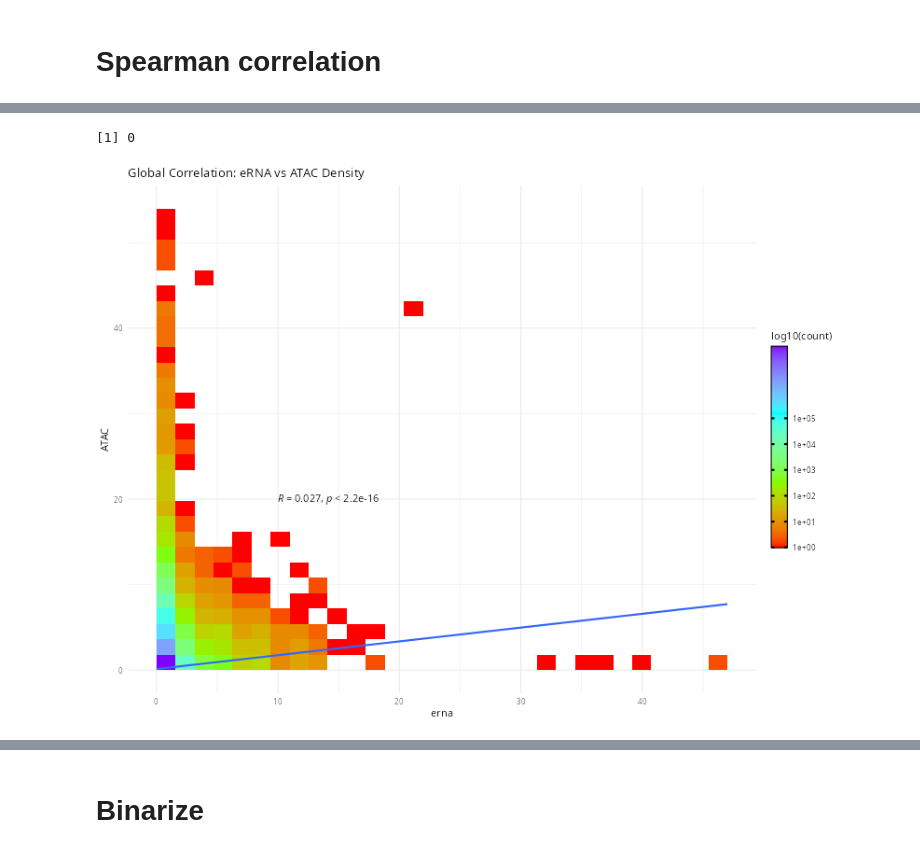
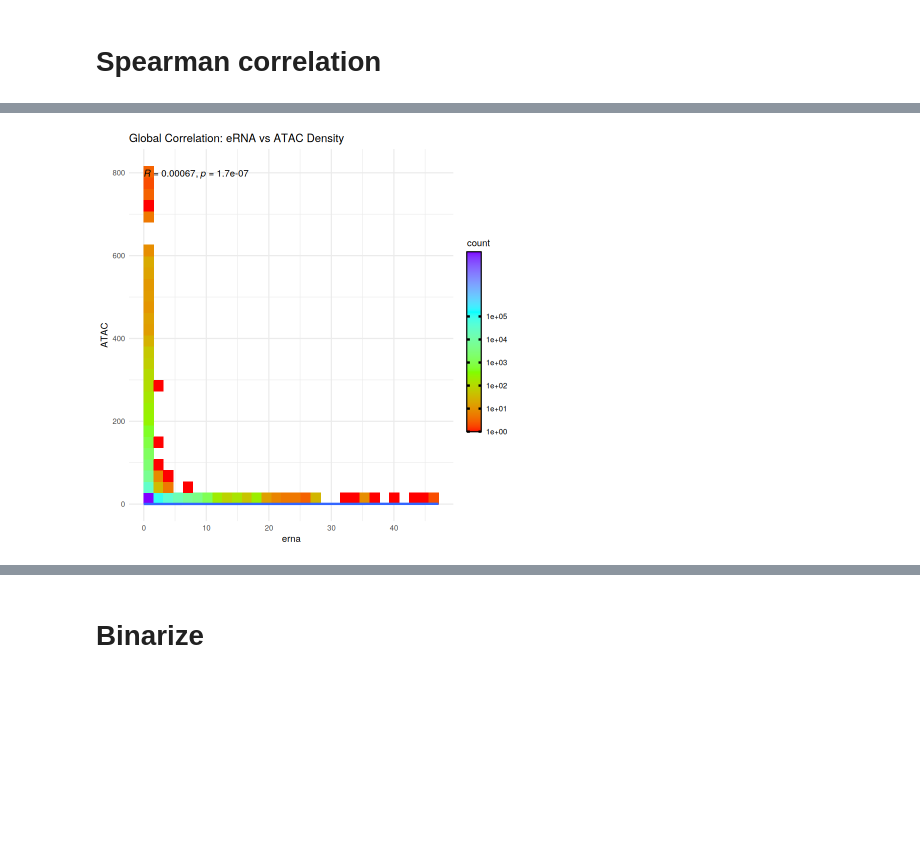
Before and after one commit to avishai987/eRNA, a Jupyter notebook: scripts/PBMC_10K/analyze_by_ATAC.ipynb, the cells around one changed output, grey strips where cells are left out. Cells and saved outputs as stored; diff of their text form; code cells hidden in the pictures; blank space fills up the shorter version.

Commit message:
normalize erna for len, atac to CP10K

```diff
--- a/scripts/PBMC_10K/analyze_by_ATAC.ipynb
+++ b/scripts/PBMC_10K/analyze_by_ATAC.ipynb
@@ -121,18 +274,18 @@ atac_counts = original_atac_mat %>% as.matrix()
 # %%
 # remove all 0 cells
-zero_cells = colSums(atac_counts) == 0 | colSums(rna_enhancers) == 0
-atac_counts = atac_counts[, !zero_cells]
+zero_cells = colSums(atac_norm) == 0 | colSums(rna_enhancers) == 0
+atac_norm = atac_norm[, !zero_cells]
 rna_enhancers = rna_enhancers[, !zero_cells]
 
 # remove all 0 enhancers
-zero_enhancers = rowSums(atac_counts) == 0 | rowSums(rna_enhancers) == 0
-atac_counts = atac_counts[, !zero_enhancers]
-rna_enhancers = rna_enhancers[, !zero_enhancers]
+zero_enhancers = rowSums(atac_norm) == 0 | rowSums(rna_enhancers) == 0
+atac_norm = atac_norm[!zero_enhancers, ]
+rna_enhancers = rna_enhancers[!zero_enhancers, ]
 # %%
-dim(atac_counts)
+dim(atac_norm)
 dim(rna_enhancers)
 rna_enhancers = rna_enhancers %>% as.matrix()
-atac_counts = atac_counts %>% as.matrix()
+atac_norm = atac_norm %>% as.matrix()
 class(rna_enhancers)
-class(atac_counts)
+class(atac_norm)
 # %% [output]
@@ -158,33 +316,33 @@ p
+# %%
+rna_enhancers = rna_enhancers * 1000
 # %%
 df = data.frame(
   eRNA = as.vector(rna_enhancers),
-  ATAC = as.vector(atac_counts)
+  ATAC = as.vector(atac_norm)
 )
-# %% [output]
-[1] 0
 # %%
 library(ggpubr)
 library(scales)
 my_breaks <- c(1, 10, 100, 1000, 10000, 100000)
 my_values <- rescale(log10(my_breaks), type = "q")
 
 ggplot(df, aes(x = eRNA, y = ATAC)) +
   geom_bin2d(bins = 30) +
   scale_fill_gradientn(colors  = rainbow(4),values = my_values,
   breaks = my_breaks ,trans = "log10") +
   guides(fill = guide_colorbar(
     ticks.colour = "black",
     ticks.linewidth = 1,
     frame.colour = "black",
     barheight = 15
   ))+
   #geom_point(alpha = 0.3) +
   theme_minimal() +
   labs(title = "Global Correlation: eRNA vs ATAC Density",x = "erna", y= "ATAC")+
   geom_smooth(method = "lm", formula = y ~ x) +
-  stat_cor(label.y = 20, label.x = 10)
+  stat_cor()
 # %% [output]
-[figure, old version]
+[figure, new version]
 # %%
 
 # 1. Calculate R and P-value for each cell (column)
```
Also changed, not shown: parts of 25 cells of this notebook, 4 other files.
